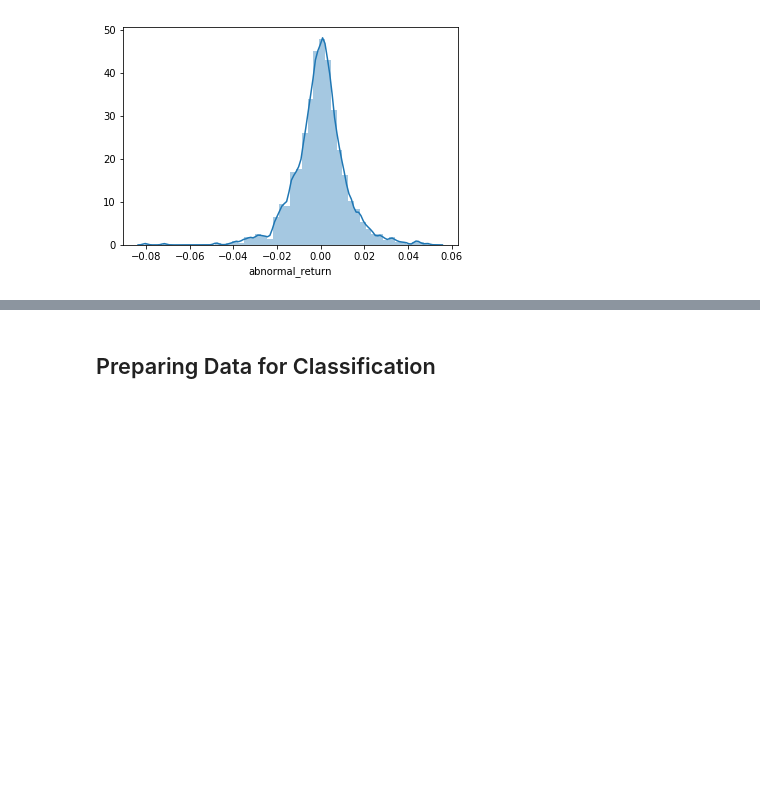
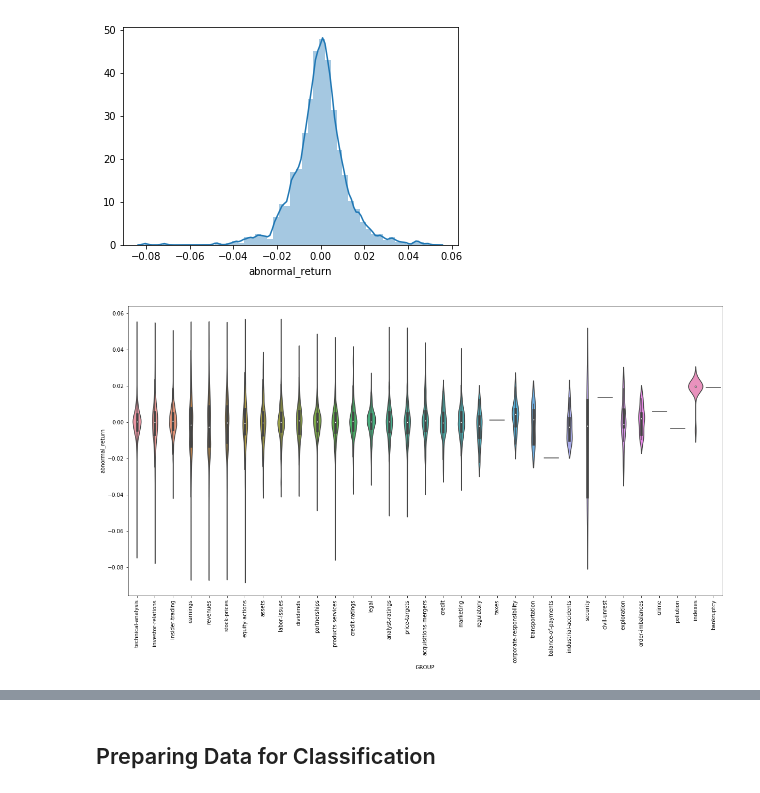
Before and after one commit to nico-busch/PHBS_MLF_2018, a Jupyter notebook: notebook.ipynb, the cells around one changed output, grey strips where cells are left out. Cells and saved outputs as stored; diff of their text form; code cells hidden in the pictures; blank space fills up the shorter version.

Commit message:
update
kernel rbf regression + PCA eigenval decomposition + update group news and for loop on pruned tree

```diff
--- a/notebook.ipynb
+++ b/notebook.ipynb
@@ -293,6 +293,15 @@ array(['MMM', 'CSCO', 'INTC', 'PG', 'MRK', 'UNH', 'MSFT', 'UTX', 'PFE',
 sns.distplot(df['abnormal_return']);
 # %% [output]
 [figure]
+# %%
+var_x = 'GROUP'
+var_y = 'abnormal_return'
+data = pd.concat([df[var_x], df[var_y]], axis = 1)
+plt.subplots(figsize = (20, 10))
+fig = sns.violinplot(x = var_x, y = var_y, data = data)
+plt.xticks(rotation = 90);
+# %% [output]
+[figure, added]
 # %%
 var_x = 'NEWS_TYPE'
 var_y = 'abnormal_return'
```
Also changed, not shown: parts of 9 cells of this notebook.
